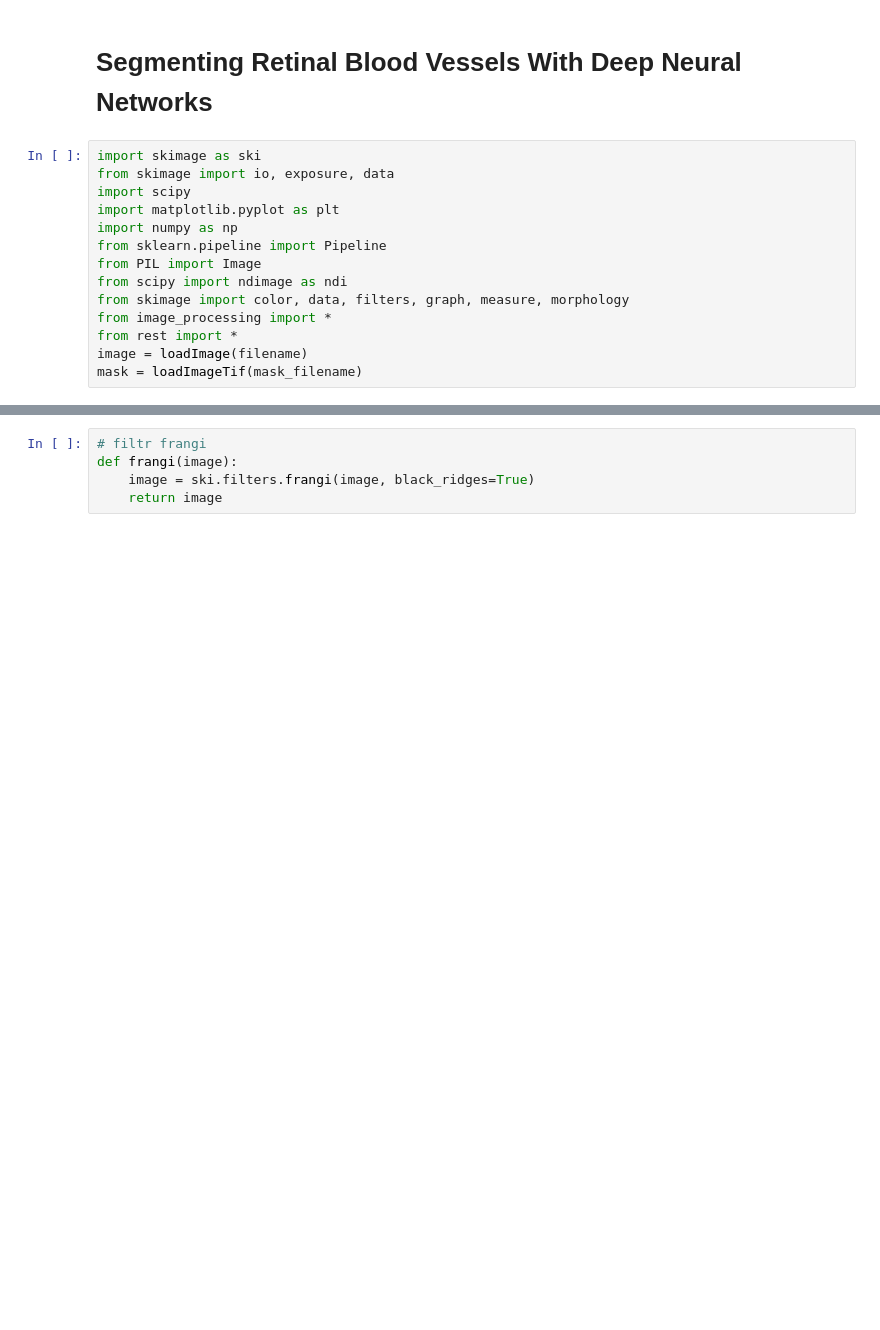
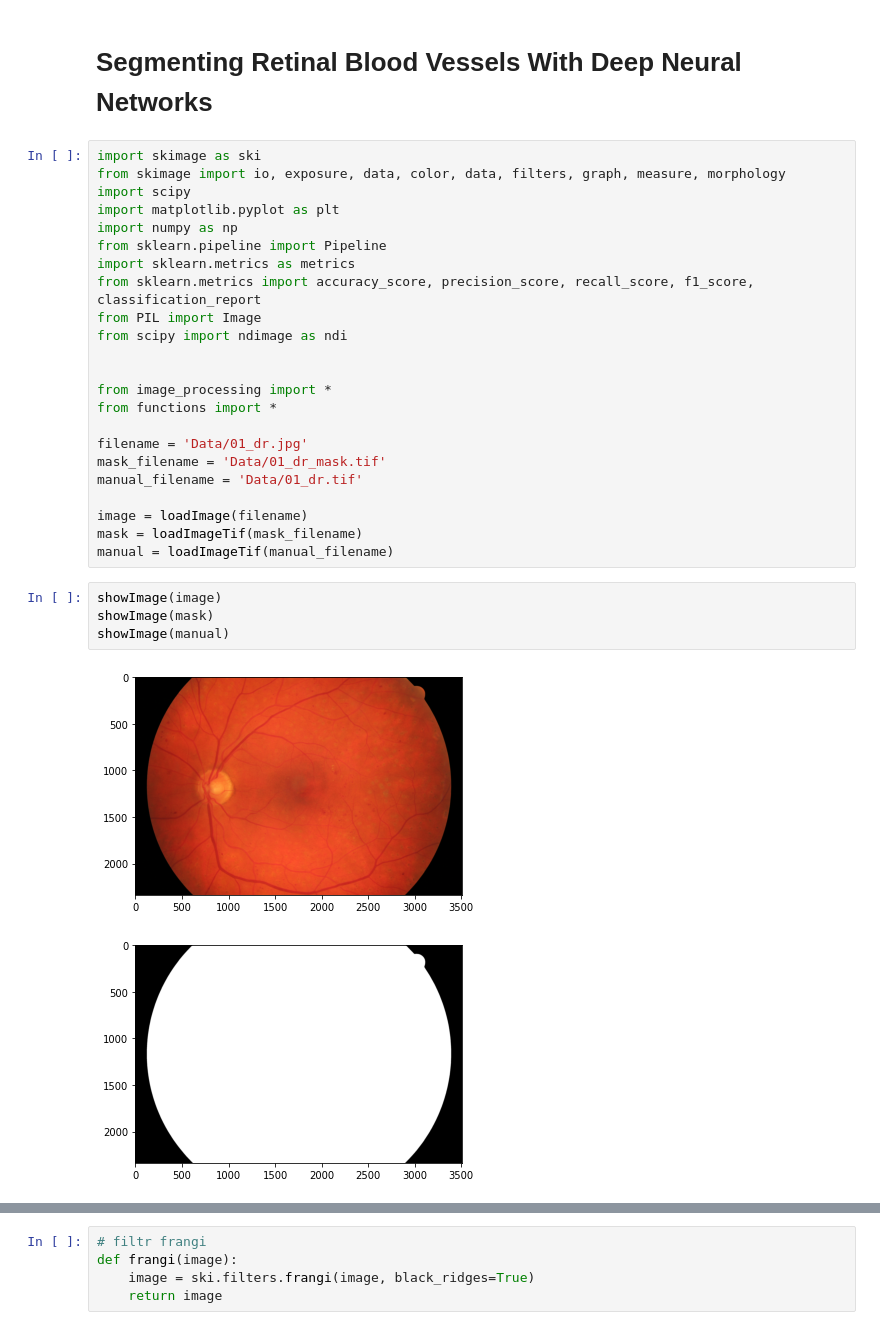
Before and after one commit to HelenaMaslowska/Segmenting-Retinal-Blood-Vessels-With-Deep-Neural-NetworksPlik, a Jupyter notebook: eye.ipynb, the cells around one changed output, grey strips where cells are left out. Cells and saved outputs as stored; diff of their text form; blank space fills up the shorter version.

Commit message:
rename files, add accuracy score

```diff
--- a/eye.ipynb
+++ b/eye.ipynb
@@ -2,15 +6,31 @@
 # Segmenting Retinal Blood Vessels With Deep Neural Networks
 # %%
 import skimage as ski
-from skimage import io, exposure, data
+from skimage import io, exposure, data, color, data, filters, graph, measure, morphology
 import scipy
 import matplotlib.pyplot as plt
 import numpy as np
 from sklearn.pipeline import Pipeline
+import sklearn.metrics as metrics
+from sklearn.metrics import accuracy_score, precision_score, recall_score, f1_score, classification_report
 from PIL import Image
 from scipy import ndimage as ndi
-from skimage import color, data, filters, graph, measure, morphology
+
+
 from image_processing import *
-from rest import *
+from functions import *
+
+filename = 'Data/01_dr.jpg'
+mask_filename = 'Data/01_dr_mask.tif'
+manual_filename = 'Data/01_dr.tif'
+
 image = loadImage(filename)
 mask = loadImageTif(mask_filename)
+manual = loadImageTif(manual_filename)
+# %%
+showImage(image)
+showImage(mask)
+showImage(manual)
+# %% [output]
+[figure, added]
+[figure, added]
```
Also changed, not shown: parts of 19 cells of this notebook, 3 other files.
